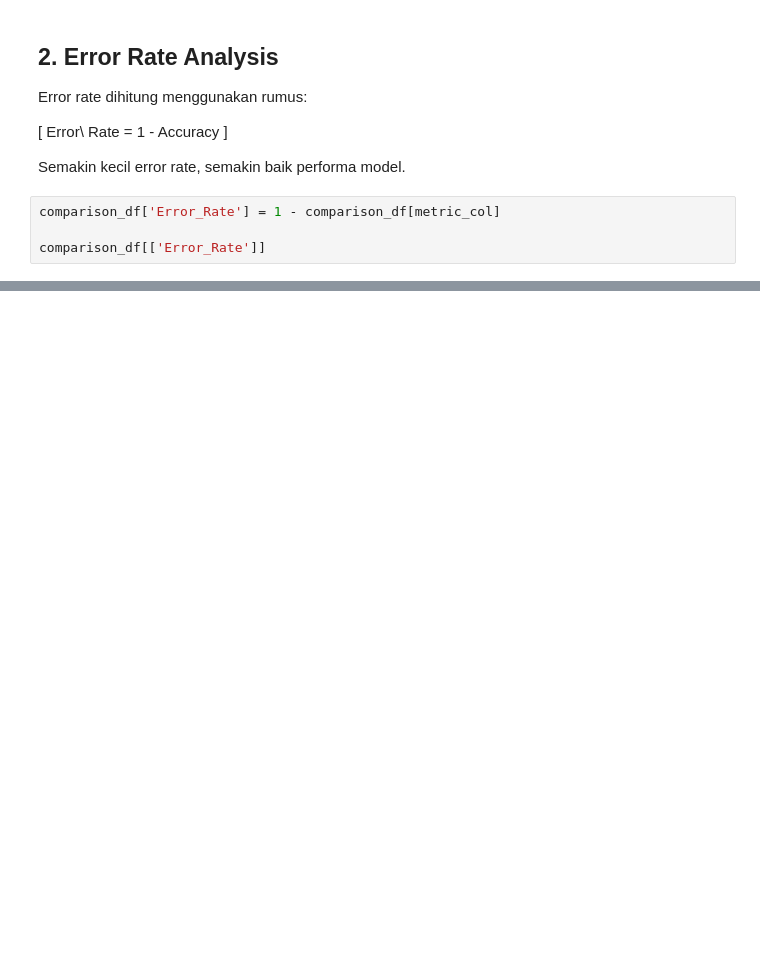
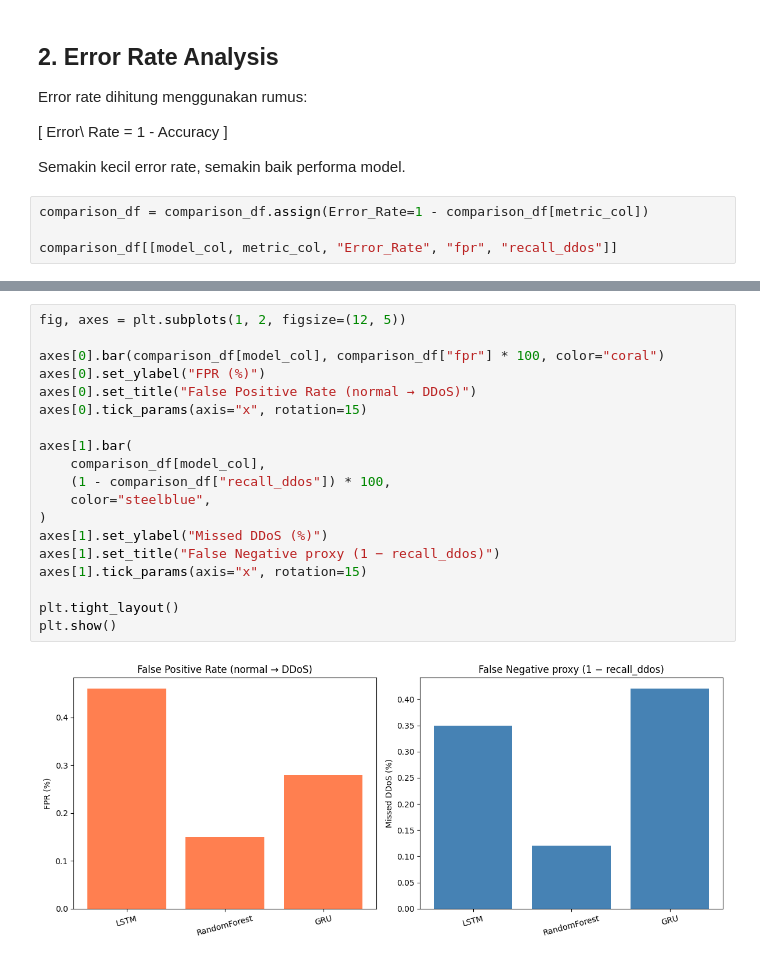
Before and after one commit to calvinkatoroy/tugas-akhir-ai-kel-06, a Jupyter notebook: notebooks/09_error_analysis.ipynb, the cells around one changed output, grey strips where cells are left out. Saved outputs shown, nothing was run; the diff lists cells and outputs as text; blank space fills up the shorter version.

```diff
--- a/notebooks/09_error_analysis.ipynb
+++ b/notebooks/09_error_analysis.ipynb
@@ -69,6 +99,6 @@ Error\ Rate = 1 - Accuracy
 
 Semakin kecil error rate, semakin baik performa model.
 # %%
-comparison_df['Error_Rate'] = 1 - comparison_df[metric_col]
+comparison_df = comparison_df.assign(Error_Rate=1 - comparison_df[metric_col])
 
-comparison_df[['Error_Rate']]
+comparison_df[[model_col, metric_col, "Error_Rate", "fpr", "recall_ddos"]]
@@ -84,0 +137,21 @@ plt.show()
+# %%
+fig, axes = plt.subplots(1, 2, figsize=(12, 5))
+
+axes[0].bar(comparison_df[model_col], comparison_df["fpr"] * 100, color="coral")
+axes[0].set_ylabel("FPR (%)")
+axes[0].set_title("False Positive Rate (normal → DDoS)")
+axes[0].tick_params(axis="x", rotation=15)
+
+axes[1].bar(
+    comparison_df[model_col],
+    (1 - comparison_df["recall_ddos"]) * 100,
+    color="steelblue",
+)
+axes[1].set_ylabel("Missed DDoS (%)")
+axes[1].set_title("False Negative proxy (1 − recall_ddos)")
+axes[1].tick_params(axis="x", rotation=15)
+
+plt.tight_layout()
+plt.show()
+# %% [output]
+[figure, added]
```
Also changed, not shown: parts of 23 cells of this notebook, 2 other files.
